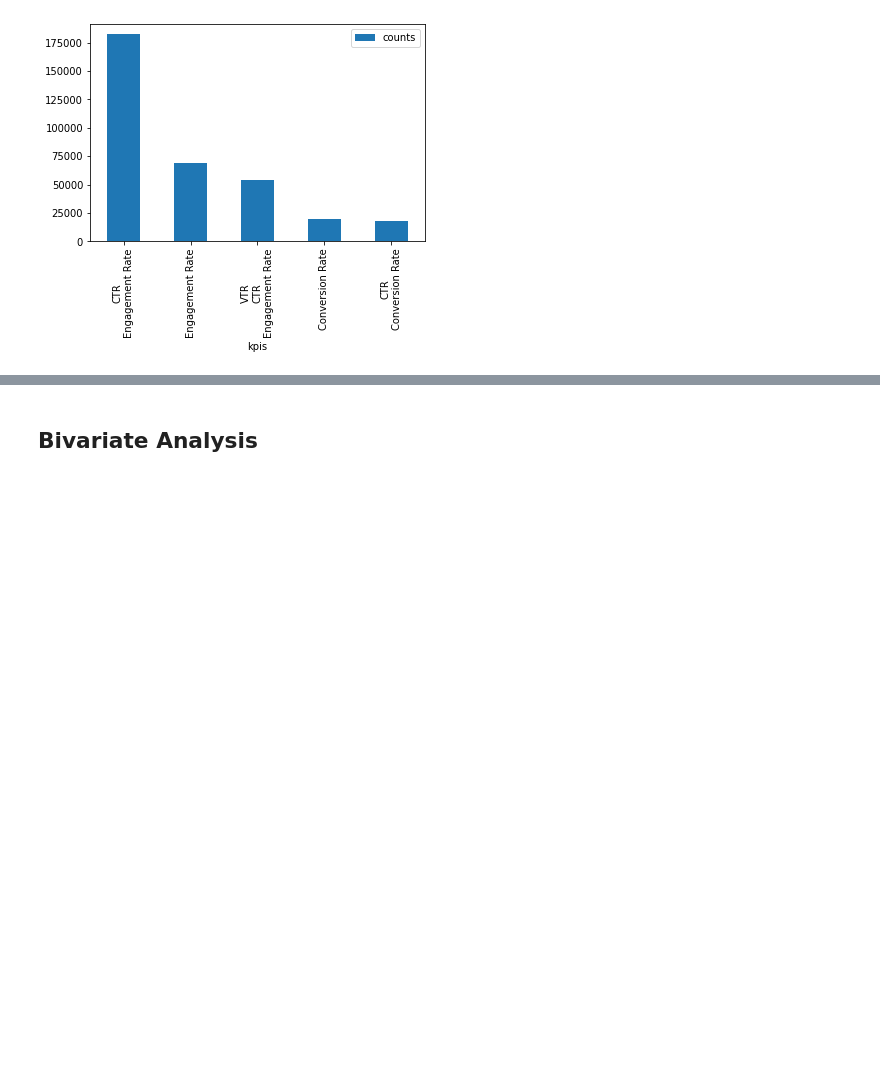
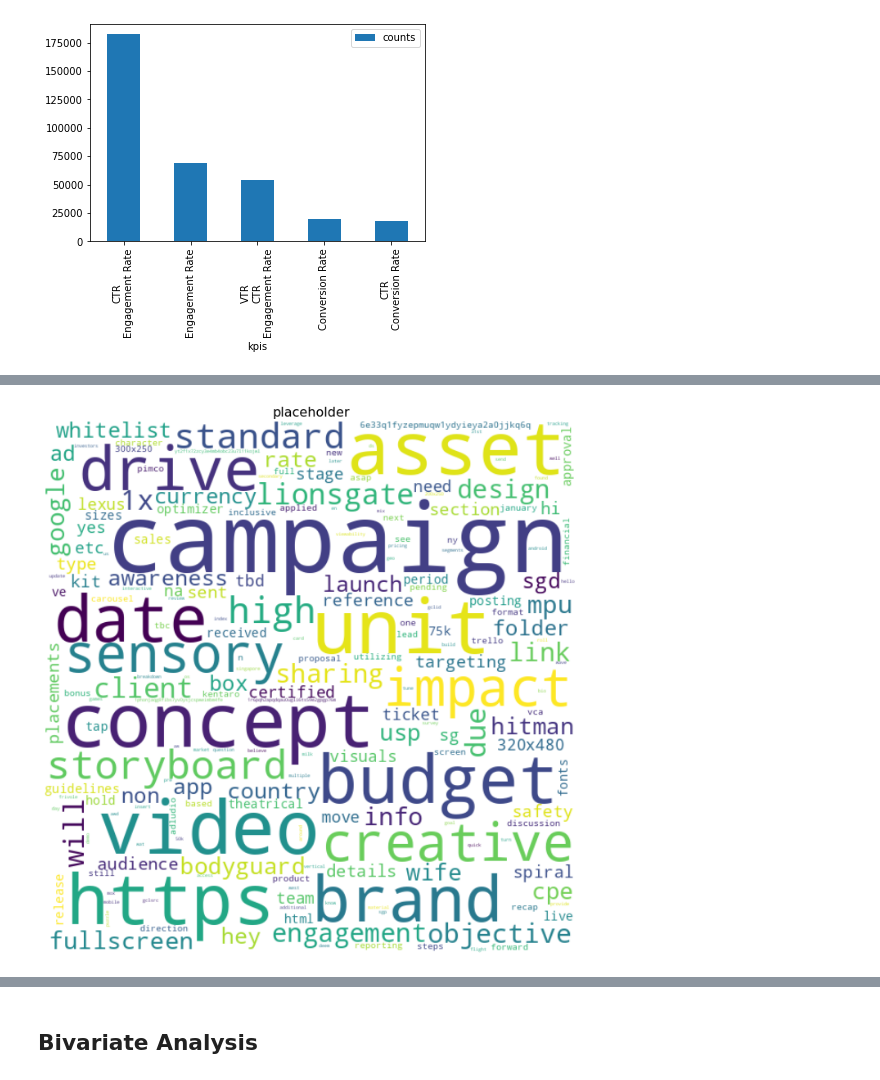
Before and after one commit to benbel376/end-to-end-ad-unit-data-MLOps-project, a Jupyter notebook: notebooks/EDA.ipynb, the cells around one changed output, grey strips where cells are left out. Saved outputs shown, nothing was run; the diff lists cells and outputs as text; code cells hidden in the pictures; blank space fills up the shorter version.

```diff
--- a/notebooks/EDA.ipynb
+++ b/notebooks/EDA.ipynb
@@ -154,3 +155,21 @@ kpis.plot.bar(x="kpis")
 2       CTR\nConversion Rate   18254
 <AxesSubplot:xlabel='kpis'>
 [figure]
+# %%
+def generate_word_cloud(col, title):
+
+    text = " ".join(str(item) for item in col)
+    word_cloud = WordCloud(width=600,
+                height=600, collocations=False,
+                background_color="white",
+                stopwords=STOPWORDS).generate(text)
+    plt.figure(figsize=(20, 12))
+    plt.imshow(word_cloud, interpolation="bilinear")
+    plt.axis('off')
+    plt.title(title, fontsize=16)
+    plt.show()
+# %%
+# checking description words
+col = util.clean_text(data.sample(1000)["descriptions"])
+generate_word_cloud(col, "placeholder")
+# %% [output]
@@ -156,0 +177 @@ kpis.plot.bar(x="kpis")
+[figure, added]
```
Also changed, not shown: parts of 12 cells of this notebook, 35 other files.
